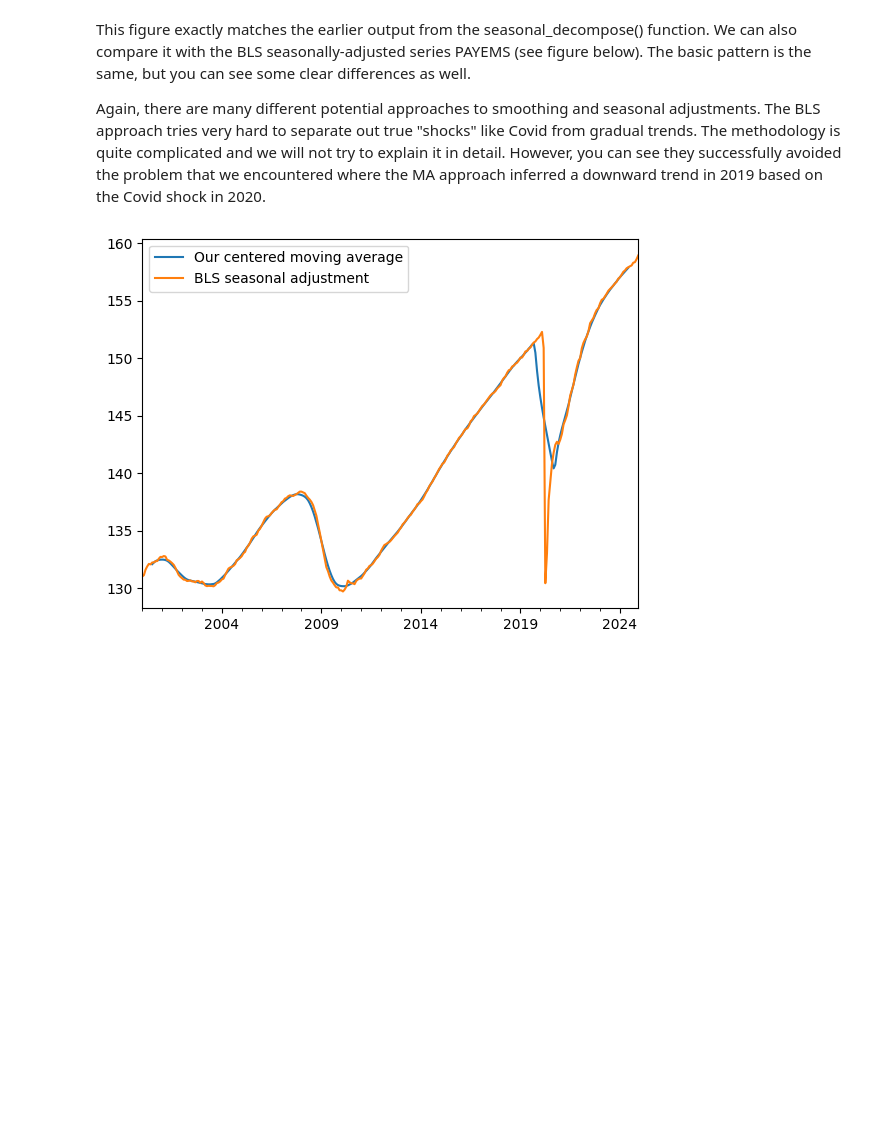
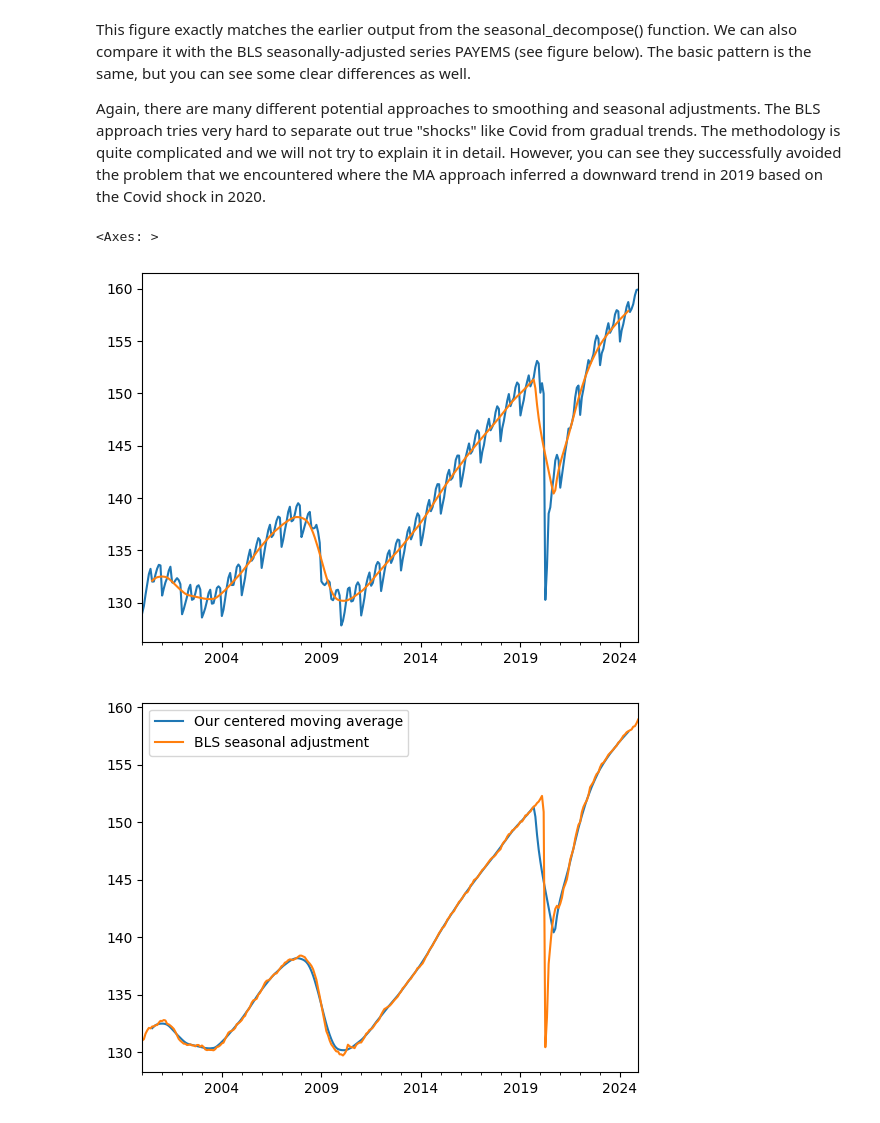
Before and after one commit to wgjm1986/FIN657, a Jupyter notebook: Week 1 - MA smoothing and seasonal decomposition/Moving-average smoothing.ipynb, the cells around one changed output. Drawn from its saved outputs; the diff is of its cells as text; code cells hidden in the pictures; blank space fills up the shorter version.

```diff
--- a/Week 1 - MA smoothing and seasonal decomposition/Moving-average smoothing.ipynb
+++ b/Week 1 - MA smoothing and seasonal decomposition/Moving-average smoothing.ipynb
@@ -94,6 +94,12 @@ PAYNSA_CMA.plot();
 This figure exactly matches the earlier output from the seasonal_decompose() function. We can also compare it with the BLS seasonally-adjusted series PAYEMS (see figure below). The basic pattern is the same, but you can see some clear differences as well.
 
 Again, there are many different potential approaches to smoothing and seasonal adjustments. The BLS approach tries very hard to separate out true "shocks" like Covid from gradual trends. The methodology is quite complicated and we will not try to explain it in detail. However, you can see they successfully avoided the problem that we encountered where the MA approach inferred a downward trend in 2019 based on the Covid shock in 2020.
+# %%
+PAYNSA.plot()
+PAYNSA_CMA.plot()
+# %% [output]
+<Axes: >
+[figure, added]
 # %%
 PAYNSA_CMA.plot(legend=True,label="Our centered moving average")
 PAYEMS.plot(legend=True,label="BLS seasonal adjustment");
```
Also changed, not shown: parts of 3 cells of this notebook, 4 other files.
